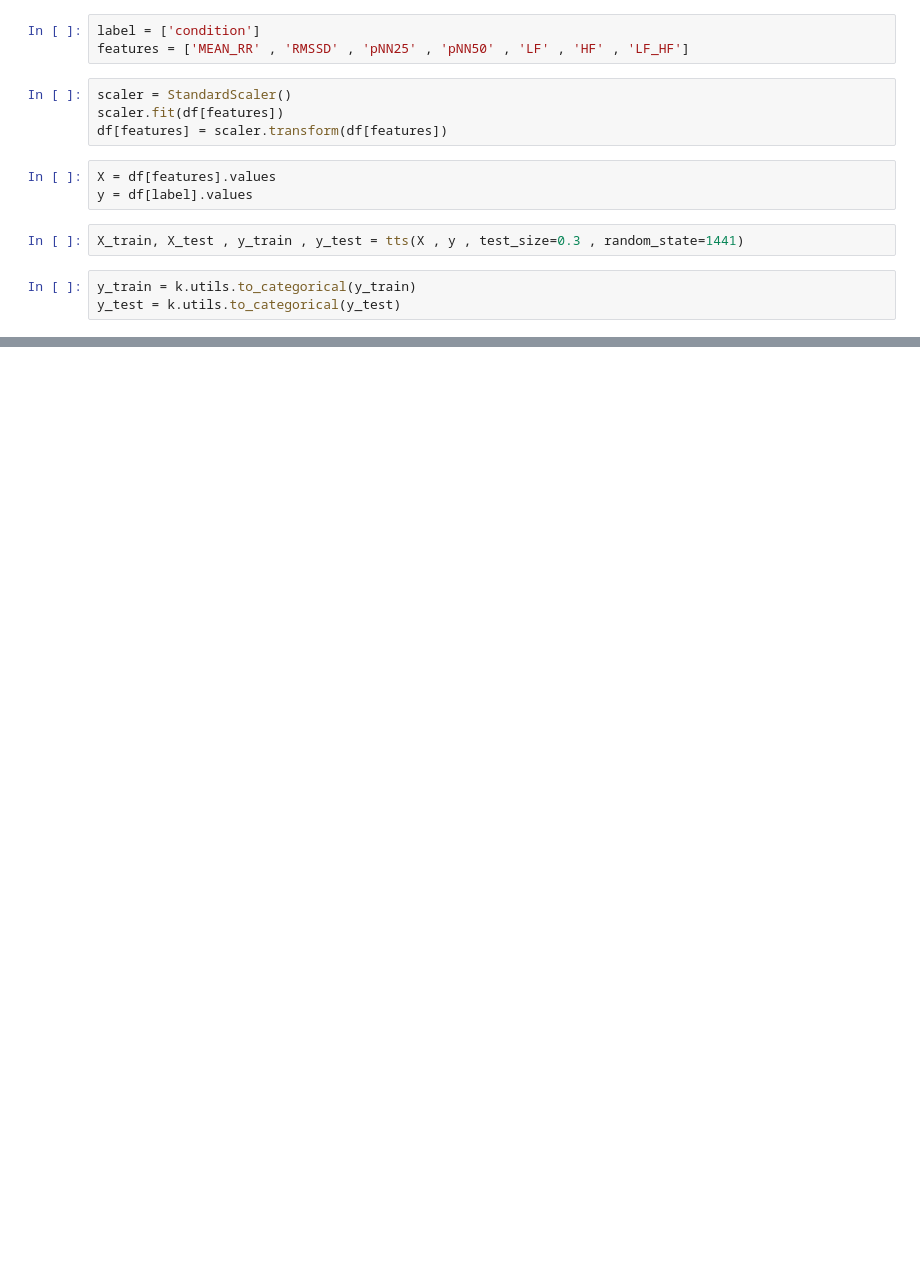
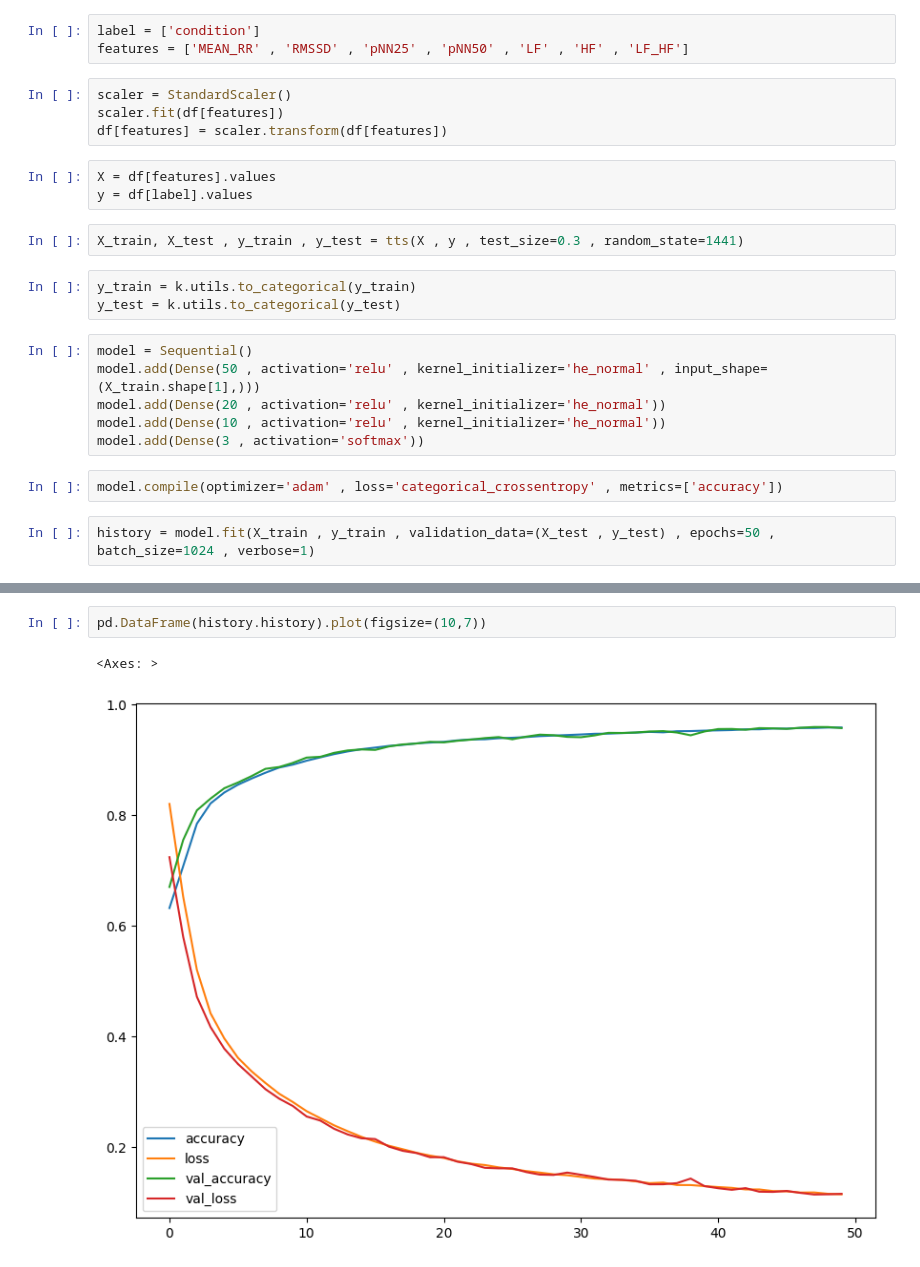
Before and after one commit to aghabidareh/DetectingStressLevels, a Jupyter notebook: DetectingStressLevels.ipynb, the cells around one changed output, grey strips where cells are left out. Cells and saved outputs as stored; diff of their text form; blank space fills up the shorter version.

Commit message:
modeling and scaler

```diff
--- a/DetectingStressLevels.ipynb
+++ b/DetectingStressLevels.ipynb
@@ -38,3 +41,13 @@ X_train, X_test , y_train , y_test = tts(X , y , test_size=0.3 , random_state=14
 # %%
 y_train = k.utils.to_categorical(y_train)
 y_test = k.utils.to_categorical(y_test)
+# %%
+model = Sequential()
+model.add(Dense(50 , activation='relu' , kernel_initializer='he_normal' , input_shape=(X_train.shape[1],)))
+model.add(Dense(20 , activation='relu' , kernel_initializer='he_normal'))
+model.add(Dense(10 , activation='relu' , kernel_initializer='he_normal'))
+model.add(Dense(3 , activation='softmax'))
+# %%
+model.compile(optimizer='adam' , loss='categorical_crossentropy' , metrics=['accuracy'])
+# %%
+history = model.fit(X_train , y_train , validation_data=(X_test , y_test) , epochs=50 , batch_size=1024 , verbose=1)
@@ -40,0 +72,5 @@ y_test = k.utils.to_categorical(y_test)
+# %%
+pd.DataFrame(history.history).plot(figsize=(10,7))
+# %% [output]
+<Axes: >
+[figure, added]
```
Also changed, not shown: parts of 10 cells of this notebook, 2 other files.
